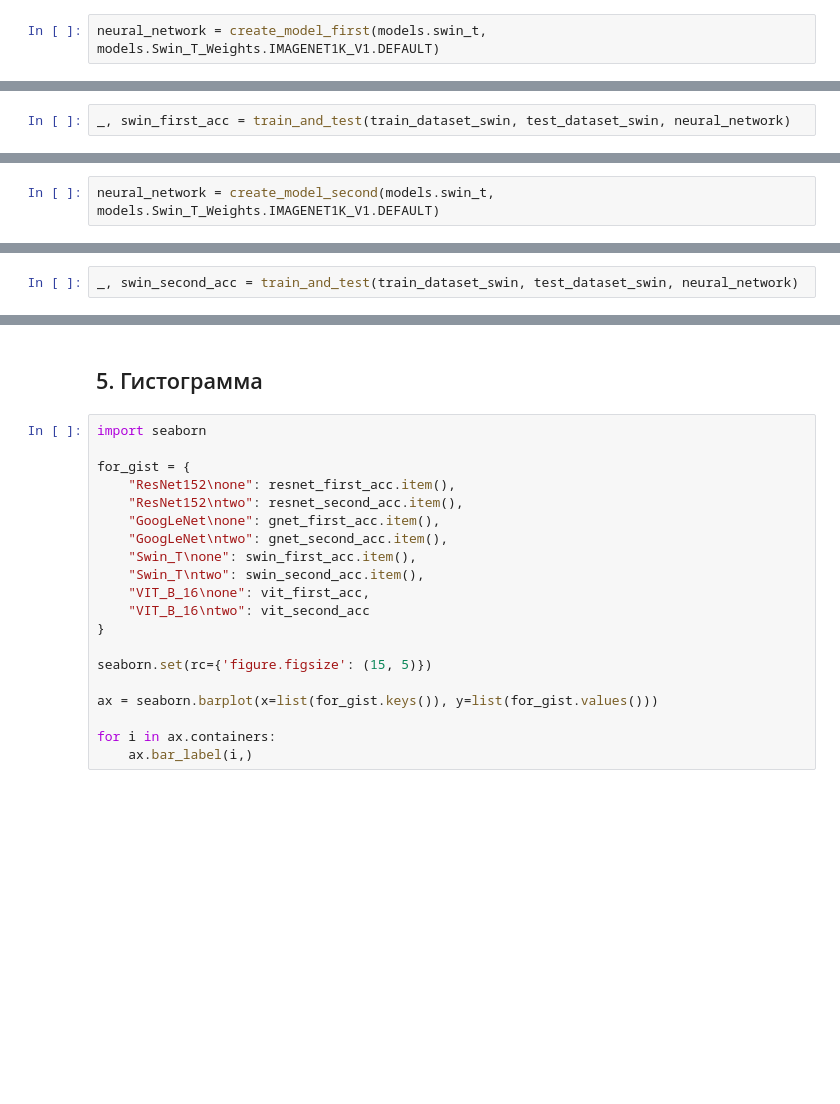
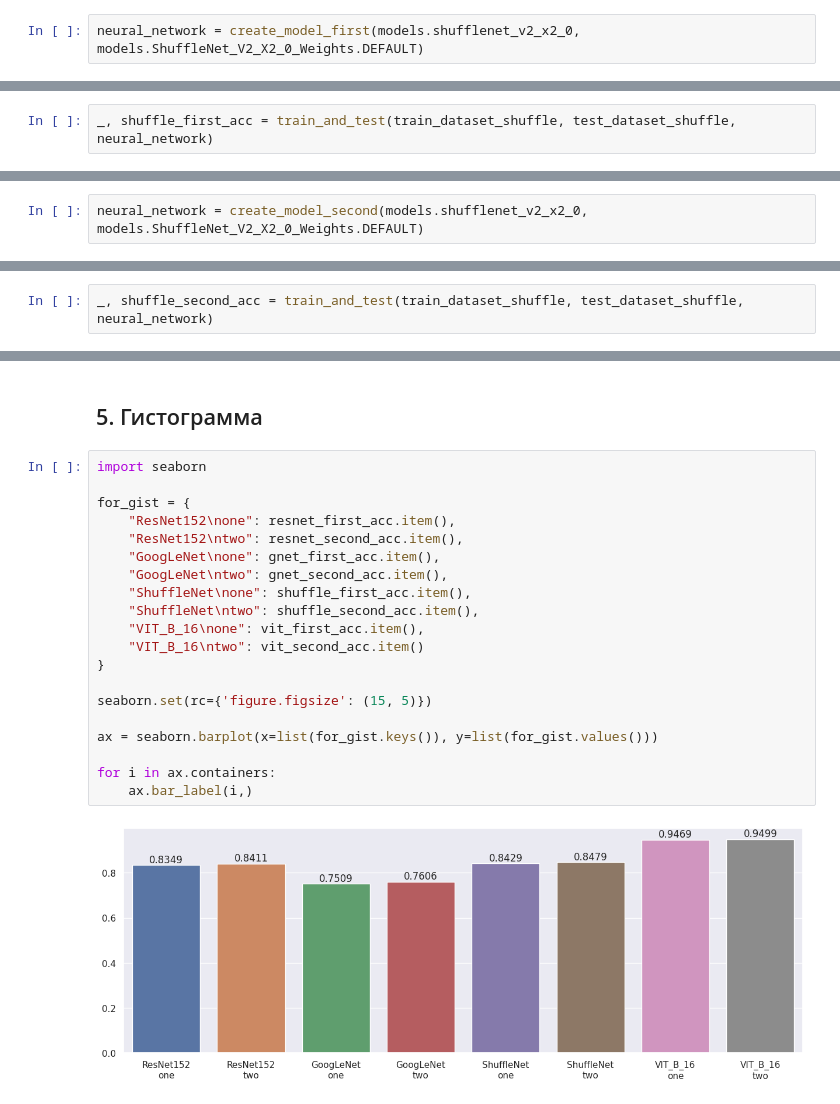
Before and after one commit to Rodimkov/deep-learning-course-practice-2023, a Jupyter notebook: 3822М1ПМвм/practical_work_2/VodeneevMV/prac_2_update.ipynb, the cells around one changed output, grey strips where cells are left out. Saved outputs shown, nothing was run; the diff lists cells and outputs as text; blank space fills up the shorter version.

Commit message:
add last neural network

```diff
--- a/3822М1ПМвм/practical_work_2/VodeneevMV/prac_2_update.ipynb
+++ b/3822М1ПМвм/practical_work_2/VodeneevMV/prac_2_update.ipynb
@@ -456,5 +465,5 @@ train_dataset_swin, test_dataset_swin = download_datasets(models.Swin_T_Weights.
 Files already downloaded and verified
 Files already downloaded and verified
 # %%
-neural_network = create_model_first(models.swin_t, models.Swin_T_Weights.IMAGENET1K_V1.DEFAULT)
+neural_network = create_model_first(models.shufflenet_v2_x2_0, models.ShuffleNet_V2_X2_0_Weights.DEFAULT)
 # %% [output]
@@ -464,2 +492,2 @@ visualize(neural_network, "Swin_T with transform last layer")
 # %%
-_, swin_first_acc = train_and_test(train_dataset_swin, test_dataset_swin, neural_network)
+_, shuffle_first_acc = train_and_test(train_dataset_shuffle, test_dataset_shuffle, neural_network)
@@ -466,3 +504,3 @@ _, swin_first_acc = train_and_test(train_dataset_swin, test_dataset_swin, neural
 # %%
-neural_network = create_model_second(models.swin_t, models.Swin_T_Weights.IMAGENET1K_V1.DEFAULT)
+neural_network = create_model_second(models.shufflenet_v2_x2_0, models.ShuffleNet_V2_X2_0_Weights.DEFAULT)
 # %%
@@ -470,2 +527,2 @@ visualize(neural_network, "Swin_T with transform two last layer")
 # %%
-_, swin_second_acc = train_and_test(train_dataset_swin, test_dataset_swin, neural_network)
+_, shuffle_second_acc = train_and_test(train_dataset_shuffle, test_dataset_shuffle, neural_network)
@@ -474,20 +541,22 @@ _, swin_second_acc = train_and_test(train_dataset_swin, test_dataset_swin, neura
 # %%
 import seaborn
 
 for_gist = {
     "ResNet152\none": resnet_first_acc.item(),
     "ResNet152\ntwo": resnet_second_acc.item(),
     "GoogLeNet\none": gnet_first_acc.item(),
     "GoogLeNet\ntwo": gnet_second_acc.item(),
-    "Swin_T\none": swin_first_acc.item(),
-    "Swin_T\ntwo": swin_second_acc.item(),
-    "VIT_B_16\none": vit_first_acc,
-    "VIT_B_16\ntwo": vit_second_acc
+    "ShuffleNet\none": shuffle_first_acc.item(),
+    "ShuffleNet\ntwo": shuffle_second_acc.item(),
+    "VIT_B_16\none": vit_first_acc.item(),
+    "VIT_B_16\ntwo": vit_second_acc.item()
 }
 
 seaborn.set(rc={'figure.figsize': (15, 5)})
 
 ax = seaborn.barplot(x=list(for_gist.keys()), y=list(for_gist.values()))
 
 for i in ax.containers:
     ax.bar_label(i,)
+# %% [output]
+[figure, added]
```
Also changed, not shown: parts of 18 cells of this notebook, 1 other file.
